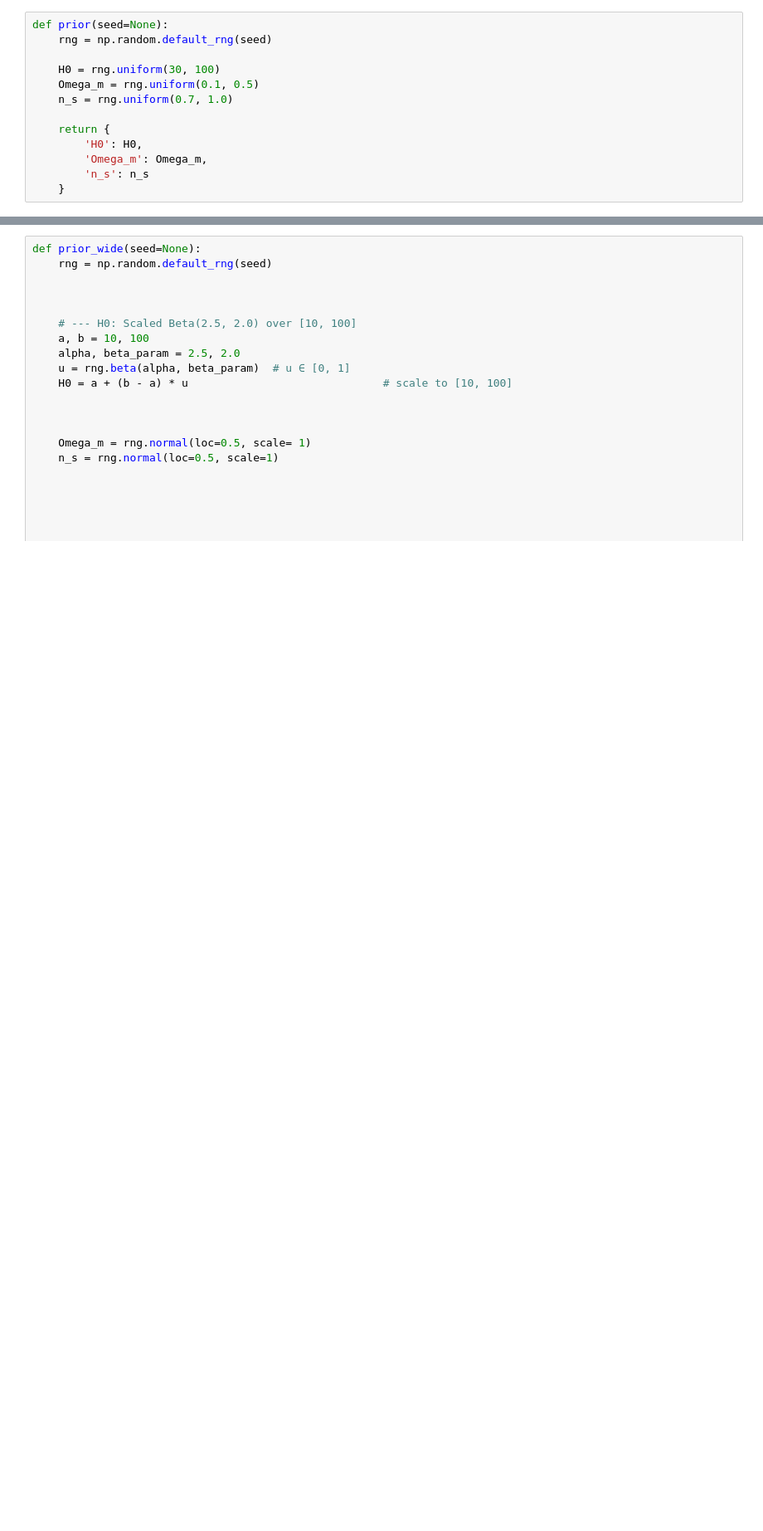
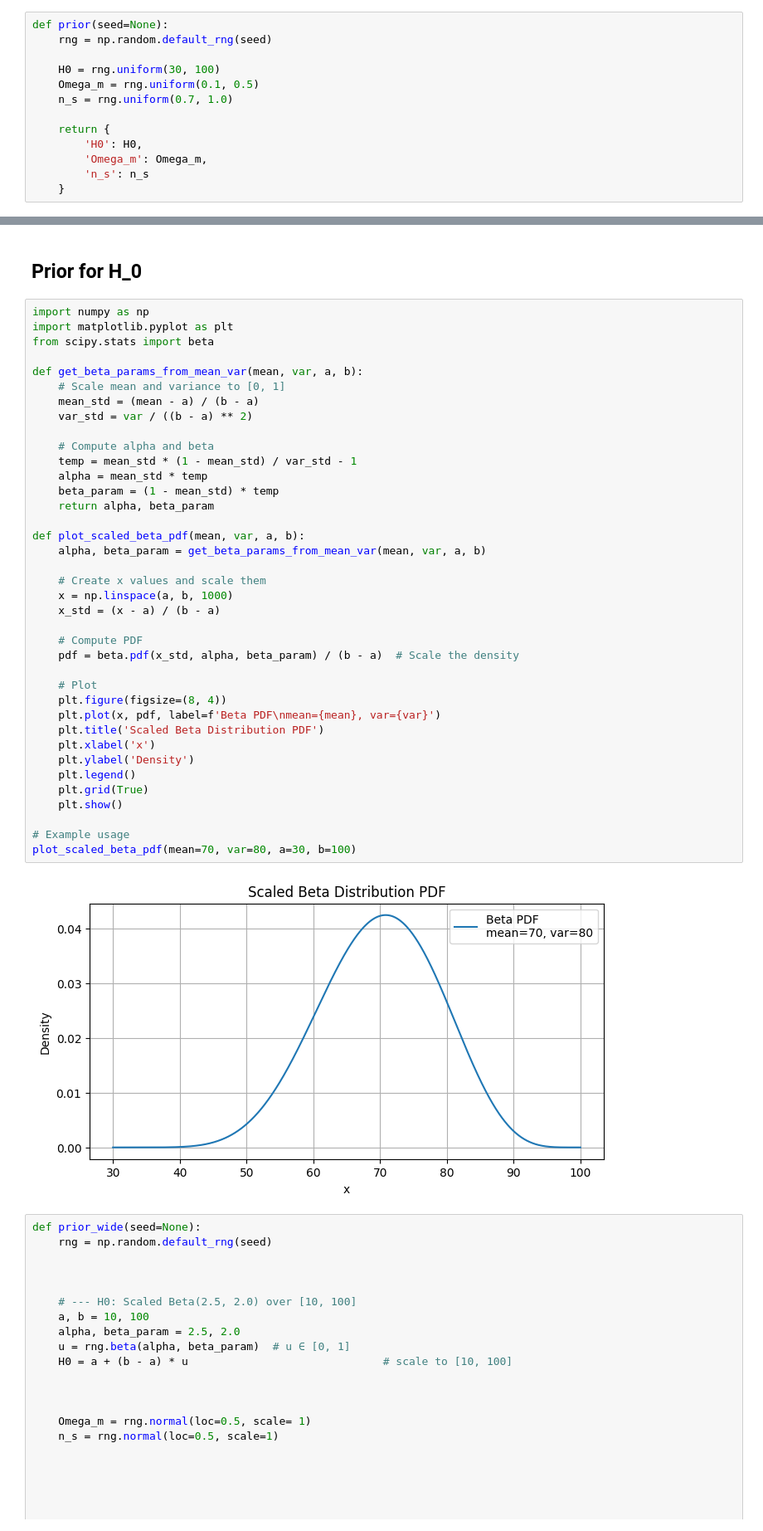
Before and after one commit to lapulga-10/Estimating-Cosmological-Parameters-from-Galaxy-Power-Spectrum-, a Jupyter notebook: Rahul_try.ipynb, the cells around one changed output, grey strips where cells are left out. Shown at 83% size. Drawn from its saved outputs; the diff is of its cells as text; blank space fills up the shorter version.

```diff
--- a/Rahul_try.ipynb
+++ b/Rahul_try.ipynb
@@ -173,3 +201,45 @@ def prior(seed=None):
+# %% [markdown]
+## Prior for H_0
+# %%
+import numpy as np
+import matplotlib.pyplot as plt
+from scipy.stats import beta
+
+def get_beta_params_from_mean_var(mean, var, a, b):
+    # Scale mean and variance to [0, 1]
+    mean_std = (mean - a) / (b - a)
+    var_std = var / ((b - a) ** 2)
+
+    # Compute alpha and beta
+    temp = mean_std * (1 - mean_std) / var_std - 1
+    alpha = mean_std * temp
+    beta_param = (1 - mean_std) * temp
+    return alpha, beta_param
+
+def plot_scaled_beta_pdf(mean, var, a, b):
+    alpha, beta_param = get_beta_params_from_mean_var(mean, var, a, b)
+
+    # Create x values and scale them
+    x = np.linspace(a, b, 1000)
+    x_std = (x - a) / (b - a)
+
+    # Compute PDF
+    pdf = beta.pdf(x_std, alpha, beta_param) / (b - a)  # Scale the density
+
+    # Plot
+    plt.figure(figsize=(8, 4))
+    plt.plot(x, pdf, label=f'Beta PDF\nmean={mean}, var={var}')
+    plt.title('Scaled Beta Distribution PDF')
+    plt.xlabel('x')
+    plt.ylabel('Density')
+    plt.legend()
+    plt.grid(True)
+    plt.show()
+
+# Example usage
+plot_scaled_beta_pdf(mean=70, var=80, a=30, b=100)
+# %% [output]
+[figure, added]
 # %%
 def prior_wide(seed=None):
     rng = np.random.default_rng(seed)
```
Also changed, not shown: parts of 4 cells of this notebook, 2 other files.
